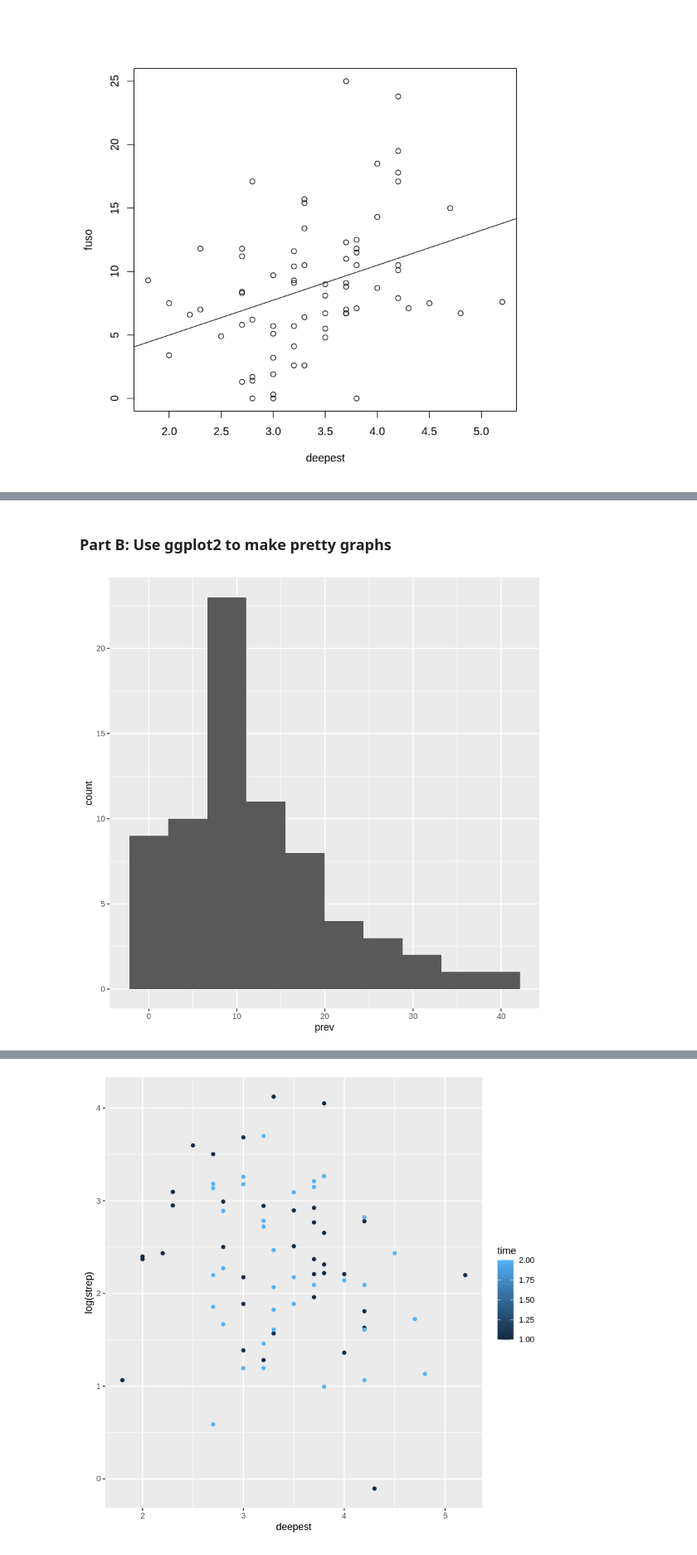
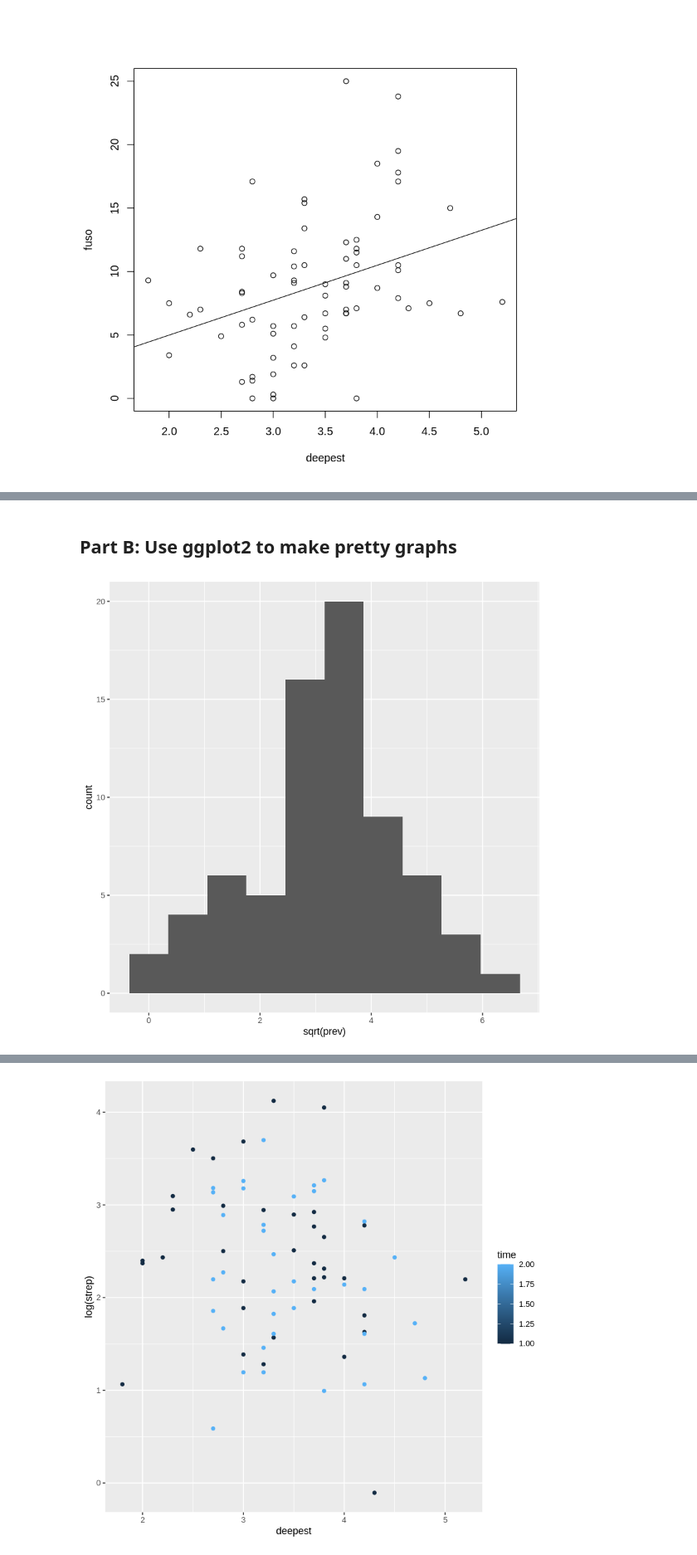
Before and after one commit to genevaporter/SDSU-BIOL-696, a Jupyter notebook: R-section/project/PorterRProjectPt1.ipynb, the cells around one changed output, grey strips where cells are left out. Shown at 83% size. Drawn from its saved outputs; the diff is of its cells as text; code cells hidden in the pictures.

```diff
--- a/R-section/project/PorterRProjectPt1.ipynb
+++ b/R-section/project/PorterRProjectPt1.ipynb
@@ -198,9 +237,9 @@ abline(fvd)
 # %% [markdown]
-### Part B: Use ggplot2 to make pretty graphs
+## Part B: Use ggplot2 to make pretty graphs
 # %%
 # ggplot histogram of prev variable
 
-ggplot(d, aes(x = prev)) + geom_histogram(bins=10)
+ggplot(d, aes(x = sqrt(prev))) + geom_histogram(bins=10)
 # %% [output]
-[figure, old version]
+[figure, new version]
 # %% [markdown]
```
Also changed, not shown: parts of 16 cells of this notebook, 1 other file.
